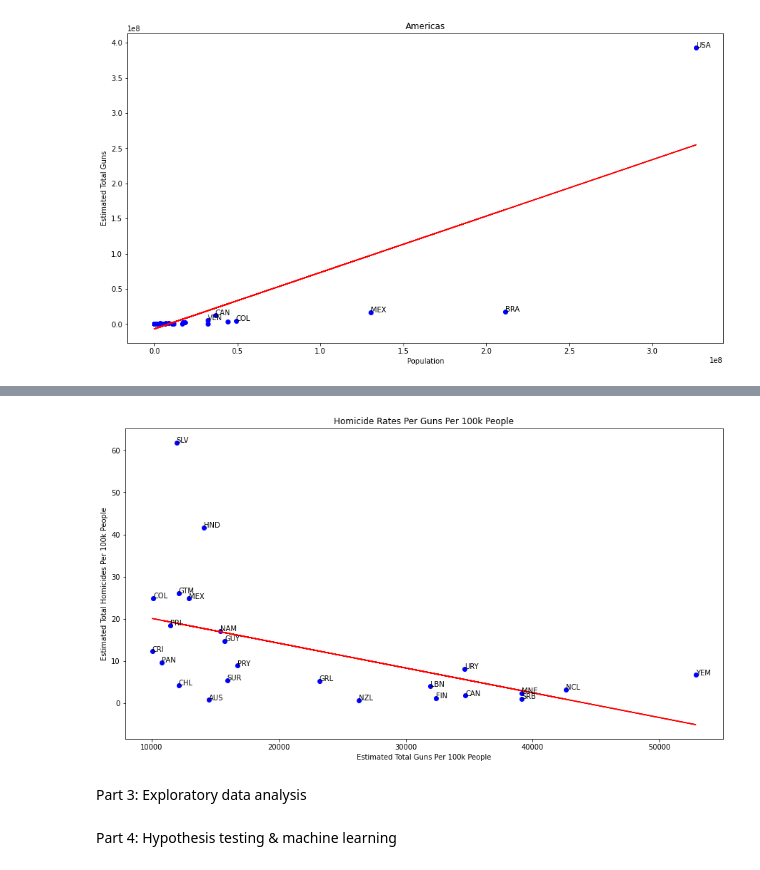
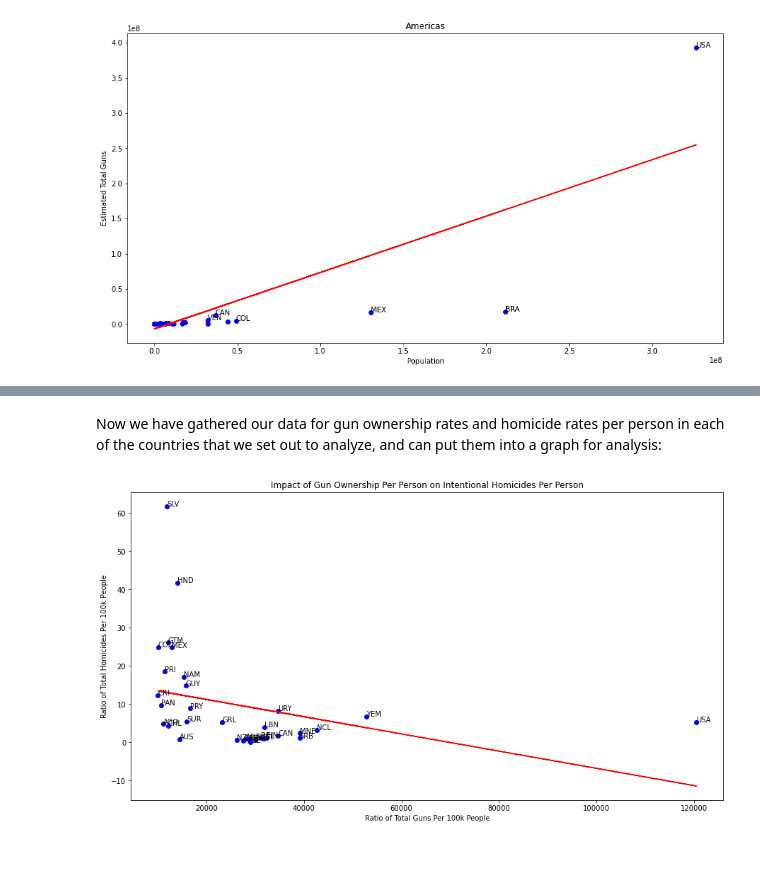
Before and after one commit to the-amazing-works-of-stephanie/gun-violence-analysis, a Jupyter notebook: fp.ipynb, the cells around one changed output, grey strips where cells are left out. Saved outputs shown, nothing was run; the diff lists cells and outputs as text; code cells hidden in the pictures.

Commit message:
Think we done (or almost done at least but pretty much)

```diff
--- a/fp.ipynb
+++ b/fp.ipynb
@@ -174,7 +170,6 @@ Looking at these tables, there seems to be a bit of a linear relationship betwee
 titles = list(guns_per_region.keys())
 # Here we have implemented thresholds for the minimum value for gun ownership that we want to label on the graphs
 thresholds = {'Asia': 40000000, 'Europe': 10000000, 'Africa': 3000000, 'Oceania': 1000000, 'Americas': 4500000}
-check_guns = {}
 for i in titles:
     x = (np.array(list(pop[i].values())))
     y = (np.array(list(guns[i].values())))
@@ -194,10 +189,8 @@ for i in titles:
 
     # Label the highest-ranking nations on the graphs with their country code
     for j in pop[i].keys():
+        # Check if it meets the threshold, and if so, label the point with its country code
         if guns[i][j] >= thresholds[i]:
-            if not check_guns.get(i, False):
-                check_guns[i] = []
-            check_guns[i].append(j)
             plt.text(x=pop[i][j], y=guns[i][j], s=j)
     plt.show()
 # %% [output]
@@ -209,5 +204,5 @@ for i in titles:
 # %%
-guns = {}
+pop = {}
 guns_per = {}
 for key in guns_per_region.keys():
     table = guns_per_region[key]
@@ -216,13 +211,13 @@ for key in guns_per_region.keys():
     for row in table.iterrows():
         total_pop[row[1]['country_code']] = int(row[1]['population'].replace(",", ""))
         total_gun[row[1]['country_code']] = row[1]['guns_per_100k']
-    guns[key] = total_pop
+    pop[key] = total_pop
     guns_per[key] = total_gun
 # %%
-#this section of code is plotting total guns per 100k people against total population (kind of a guns:people ratio)
-
 titles = list(guns_per_region.keys())
-thresholds = {'Asia': 30000, 'Europe': 32000, 'Africa': 13000, 'Oceania': 14000, 'Americas': 10000}
+# Again, set our thresholds to only see labels for the most significant data
+thresholds = {'Asia': 30000, 'Europe': 25000, 'Africa': 11000, 'Oceania': 14000, 'Americas': 10000}
+# Here I will set up this dictionary to gather all of the significant data to compare homicide rates with afterwards
 check_guns_per = {}
 for i in titles:
     x = (np.array(list(guns[i].values())))
@@ -231,16 +226,18 @@ for i in titles:
     plt.figure(figsize=(15, 8))
     plt.scatter(x, y, color="Blue")
 
+    # Fit a new linear regression
     regr = LinearRegression()
 
     regr.fit(x.reshape(-1, 1), y.reshape(-1, 1))
     plt.plot(x.reshape(-1, 1), regr.predict(x.reshape(-1, 1)), color="Red")
 
     plt.xlabel("Population")
-    plt.ylabel("Estimated Total Guns (Per 100k People)")
+    plt.ylabel("Ratio of Guns Per Person")
     plt.title(i)
 
     for j in guns[i].keys():
+        # Check if it meets the threshold, and if so, label the point with its country code, and store it in check_guns_per
         if guns_per[i][j] >= thresholds[i]:
             if not check_guns_per.get(i, False):
                 check_guns_per[i] = []
@@ -256,38 +255,44 @@ for i in titles:
 # %%
-# Thinking of using this data to make a graph that shows, for each of the highest gun-per-people countries, how much correlation that guns-per-people as on intentional homicides per people
+# Here we have two dictionaries, one maps country codes to ratios of guns per person and the other maps country codes to ratios of homicides per person
 
 guns_per = {}
 hom_rates = {}
+# We can iterate through the list of country codes we collected in the step before
 for key in check_guns_per.keys():
     to_use = check_guns_per[key]
     for country in to_use:
         ser = gun_owners.loc[gun_owners['country_code'] == country]
-        name = ser['country'][ser.index[0]]
+        if country == 'USA':
+            name = 'United States'
+        else:
+            name = ser['country'][ser.index[0]]
+        # Match the country code from the gun ownership table with the country in the homicide table
         if len(homs.loc[homs['Country'] == name].index) > 0:
             guns_per[country] = ser['guns_per_100k'][ser.index[0]]
             ser2 = homs.loc[homs['Country'] == name]
             hom_rates[country] = ser2['Value'][ser2.index[0]]
+# %% [markdown]
+Now we have gathered our data for gun ownership rates and homicide rates per person in each of the countries that we set out to analyze, and can put them into a graph for analysis:
 # %%
-# this section tests the correlation of the amount of guns per person vs the amount of intentional homicides per person
-# only the countries who met the thresholds are graphed here, as they would be the only ones with worthwhile data to plot
-
 g = (np.array(list(guns_per.values())))
 h = (np.array(list(hom_rates.values())))
 
 plt.figure(figsize=(15, 8))
 plt.scatter(g, h, color="Blue")
 
+# Check for a linear relationship
 regr = LinearRegression()
 
 regr.fit(g.reshape(-1, 1), h.reshape(-1, 1))
 plt.plot(g.reshape(-1, 1), regr.predict(g.reshape(-1, 1)), color="Red")
 
-plt.xlabel("Estimated Total Guns Per 100k People")
-plt.ylabel("Estimated Total Homicides Per 100k People")
-plt.title("Homicide Rates Per Guns Per 100k People")
+plt.xlabel("Ratio of Total Guns Per 100k People")
+plt.ylabel("Ratio of Total Homicides Per 100k People")
+plt.title("Impact of Gun Ownership Per Person on Intentional Homicides Per Person")
 
+# Label the text on the table
 for j in guns_per.keys():
     plt.text(x=guns_per[j], y=hom_rates[j], s=j)
 plt.show()
 # %% [output]
-[figure, old version]
+[figure, new version]
@@ -296,2 +298,0 @@ plt.show()
-# %% [markdown]
-Part 3: Exploratory data analysis
@@ -300,2 +298,0 @@ Part 3: Exploratory data analysis
-# %% [markdown]
-Part 4: Hypothesis testing & machine learning
```
Also changed, not shown: parts of 11 cells of this notebook.
